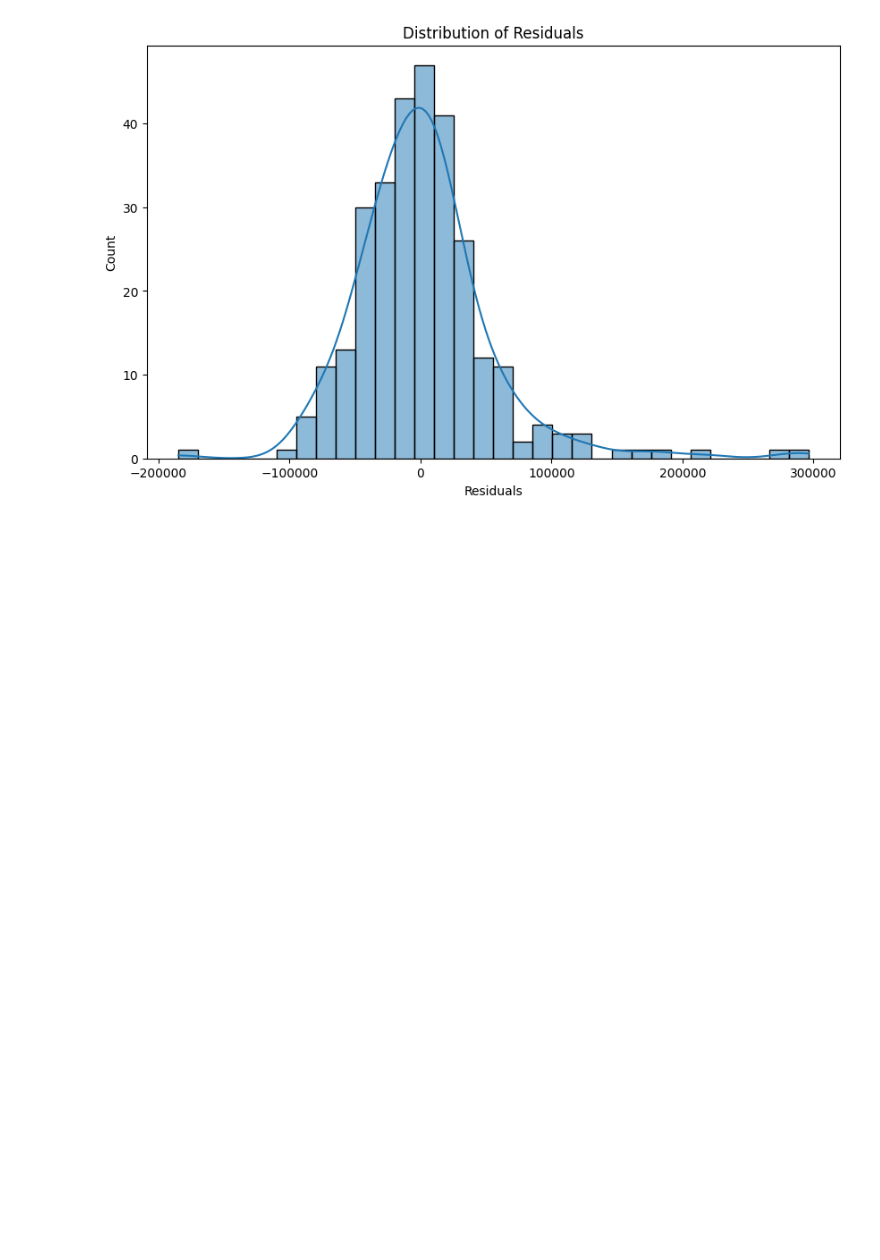
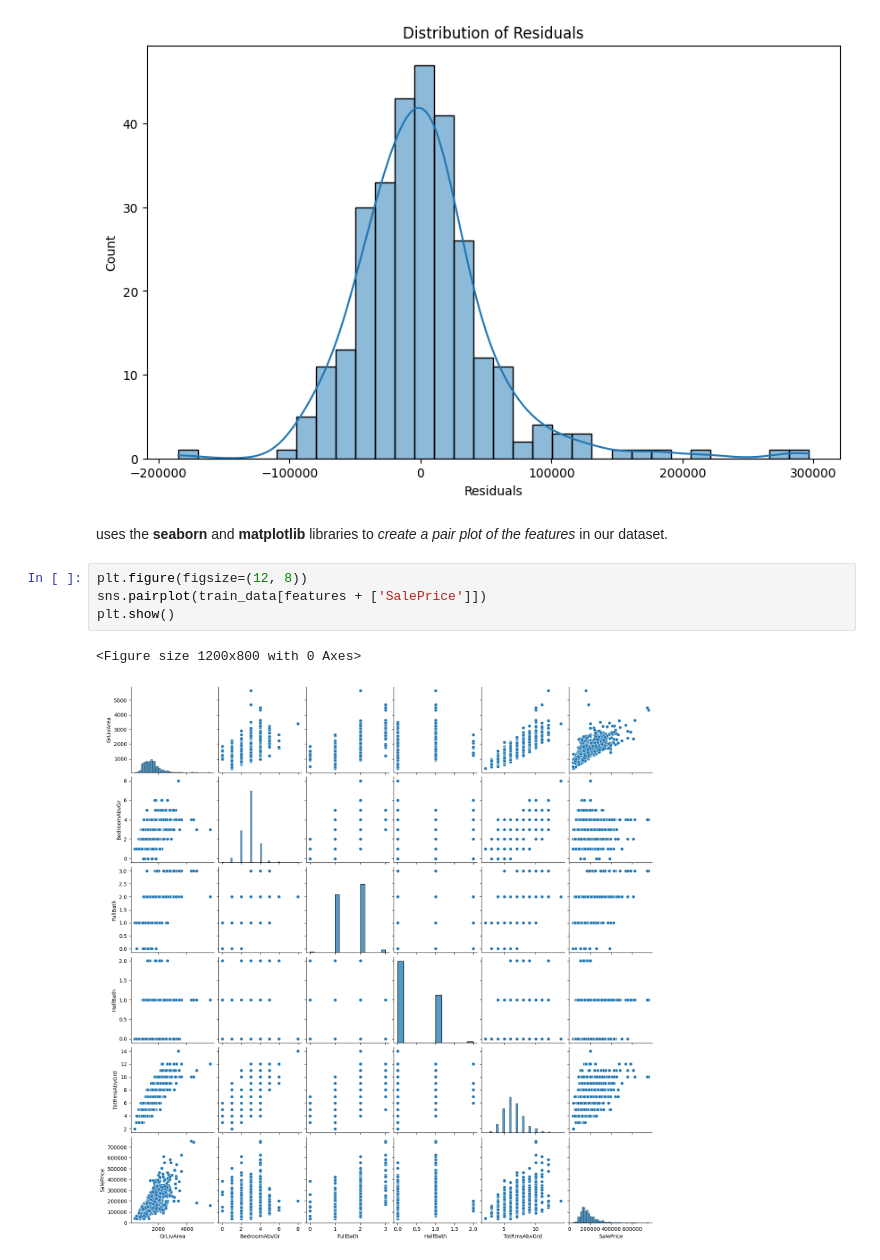
Before and after one commit to Lekshitha3124/House_Price_Prediction, a Jupyter notebook: House_Prediction.ipynb, the cells around one changed output. Drawn from its saved outputs; the diff is of its cells as text; blank space fills up the shorter version.

Commit message:
Creating a pair plot of the features in our dataset by using seaborn and matplotlib.

```diff
--- a/House_Prediction.ipynb
+++ b/House_Prediction.ipynb
@@ -100,3 +100,12 @@ plt.title('Distribution of Residuals')
 plt.show()
 # %% [output]
 [figure]
+# %% [markdown]
+uses the **seaborn** and **matplotlib** libraries to *create a pair plot of the features* in our dataset.
+# %%
+plt.figure(figsize=(12, 8))
+sns.pairplot(train_data[features + ['SalePrice']])
+plt.show()
+# %% [output]
+<Figure size 1200x800 with 0 Axes>
+[figure, added]
```
